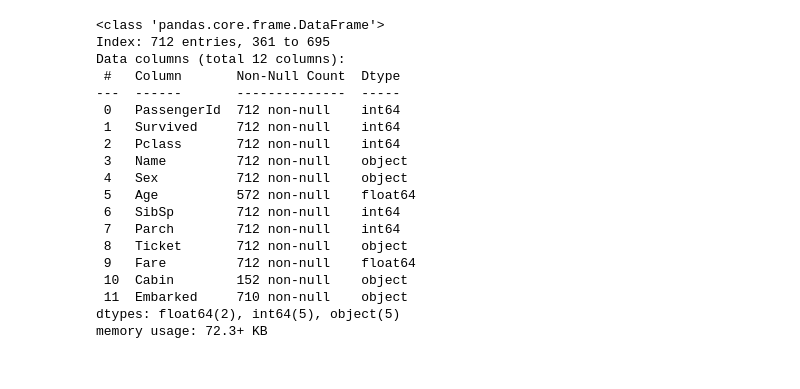
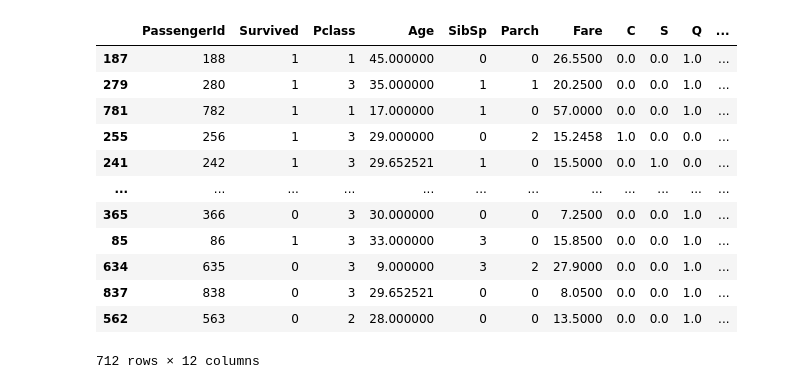
Before and after one commit to Akr164/TitanicML_competition, a Jupyter notebook: titanic_ML.ipynb, the cells around one changed output. Saved outputs shown, nothing was run; the diff lists cells and outputs as text; code cells hidden in the pictures.

```diff
--- a/titanic_ML.ipynb
+++ b/titanic_ML.ipynb
@@ -48,22 +83,56 @@ plt.show()
 # %%
-strat_train_set.info()
+from sklearn.preprocessing import OneHotEncoder
+
+class FeatureEncoder(BaseEstimator, TransformerMixin):
+
+    def fit(self,X,y=None):
+        return self
+    def transform(self,X):
+        encoder = OneHotEncoder()
+        matrix = encoder.fit_transform(X[['Embarked']]).toarray()
+
+        column_names = ['C', 'S', 'Q', 'N']
+
+        for i in range(len(matrix.T)):
+            X[column_names[i]] = matrix.T[i]
+
+        matrix = encoder.fit_transform(X[['Sex']]).toarray()
+
+        column_names = ['Female','Male']
+
+        for i in range(len(matrix.T)):
+            X[column_names[i]] = matrix.T[i]
+
+        return X
-# %% [output]
-<class 'pandas.core.frame.DataFrame'>
-Index: 712 entries, 361 to 695
-Data columns (total 12 columns):
- #   Column       Non-Null Count  Dtype
----  ------       --------------  -----
- 0   PassengerId  712 non-null    int64
- 1   Survived     712 non-null    int64
- 2   Pclass       712 non-null    int64
- 3   Name         712 non-null    object
- 4   Sex          712 non-null    object
- 5   Age          572 non-null    float64
- 6   SibSp        712 non-null    int64
- 7   Parch        712 non-null    int64
- 8   Ticket       712 non-null    object
- 9   Fare         712 non-null    float64
- 10  Cabin        152 non-null    object
- 11  Embarked     710 non-null    object
-dtypes: float64(2), int64(5), object(5)
-memory usage: 72.3+ KB
+# %%
+class FeatureDropper(BaseEstimator, TransformerMixin):
+
+    def fit(self,X,y=None):
+        return self
+
+    def transform(self,X):
+        return X.drop(['Embarked','Name','Ticket','Cabin','N','Sex'],axis=1, errors='ignore')
+# %%
+from sklearn.pipeline import Pipeline
+
+pipeline = Pipeline([('ageimputer', Ageimputer()),
+                    ('featureencoder', FeatureEncoder()),
+                    ('featuredropper', FeatureDropper())])
+# %%
+strat_train_set = pipeline.fit_transform(strat_train_set)
+# %%
+strat_train_set
+# %% [output]
+|  | PassengerId | Survived | Pclass | Age | SibSp | Parch | Fare | C | S | Q | ... |
+| 187 | 188 | 1 | 1 | 45.000000 | 0 | 0 | 26.5500 | 0.0 | 0.0 | 1.0 | ... |
+| 279 | 280 | 1 | 3 | 35.000000 | 1 | 1 | 20.2500 | 0.0 | 0.0 | 1.0 | ... |
+| 781 | 782 | 1 | 1 | 17.000000 | 1 | 0 | 57.0000 | 0.0 | 0.0 | 1.0 | ... |
+| 255 | 256 | 1 | 3 | 29.000000 | 0 | 2 | 15.2458 | 1.0 | 0.0 | 0.0 | ... |
+| 241 | 242 | 1 | 3 | 29.652521 | 1 | 0 | 15.5000 | 0.0 | 1.0 | 0.0 | ... |
+| ... | ... | ... | ... | ... | ... | ... | ... | ... | ... | ... | ... |
+| 365 | 366 | 0 | 3 | 30.000000 | 0 | 0 | 7.2500 | 0.0 | 0.0 | 1.0 | ... |
+| 85 | 86 | 1 | 3 | 33.000000 | 3 | 0 | 15.8500 | 0.0 | 0.0 | 1.0 | ... |
+| 634 | 635 | 0 | 3 | 9.000000 | 3 | 2 | 27.9000 | 0.0 | 0.0 | 1.0 | ... |
+| 837 | 838 | 0 | 3 | 29.652521 | 0 | 0 | 8.0500 | 0.0 | 0.0 | 1.0 | ... |
+| 562 | 563 | 0 | 2 | 28.000000 | 0 | 0 | 13.5000 | 0.0 | 0.0 | 1.0 | ... |
+712 rows × 12 columns
```
Also changed, not shown: parts of 30 cells of this notebook.
